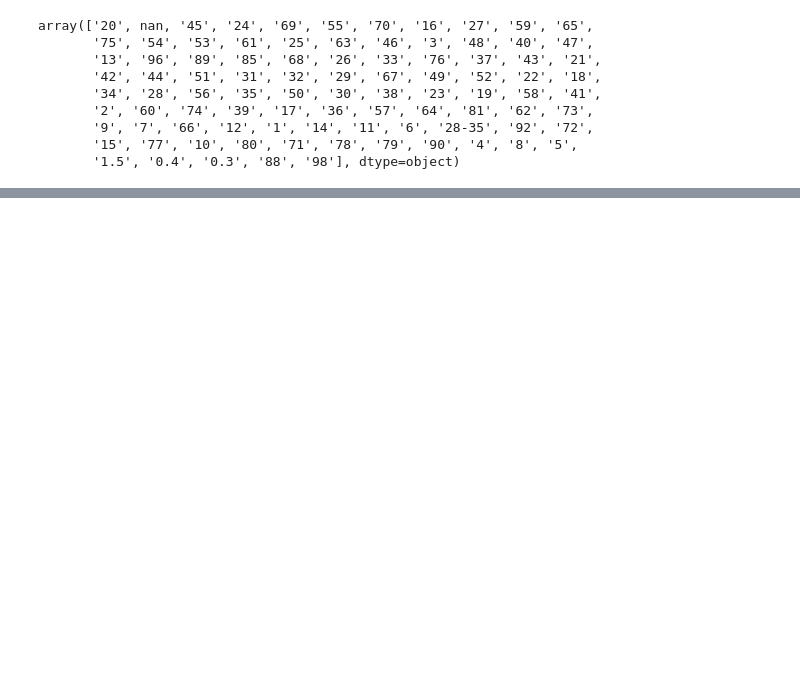
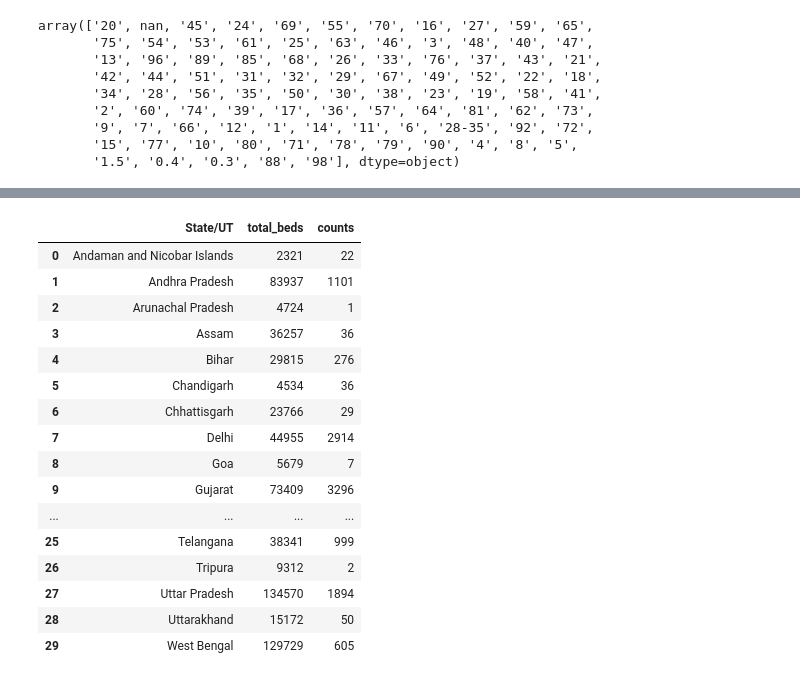
Before and after one commit to leenapatil14/Udacity_Data_Science_Nanodegree_Repo, a Jupyter notebook: COVID_India/IndiaTesting.ipynb, the cells around one changed output, grey strips where cells are left out. Cells and saved outputs as stored; diff of their text form; code cells hidden in the pictures; blank space fills up the shorter version.

```diff
--- a/COVID_India/IndiaTesting.ipynb
+++ b/COVID_India/IndiaTesting.ipynb
@@ -162,0 +244,6 @@ ValueError:
+# %%
+HospitalBedsIndia['total_beds']=HospitalBedsIndia['NumUrbanBeds_NHP18']+HospitalBedsIndia['NumRuralBeds_NHP18']+HospitalBedsIndia['NumPublicBeds_HMIS']
+# %%
+df_beds=HospitalBedsIndia[['State/UT','total_beds']]
+# %%
+df_pateints_sw=patients[patients['current_status']=='Hospitalized']['State/UT'].value_counts().rename_axis('State/UT').to_frame('counts')
@@ -162,0 +291,22 @@ ValueError:
+# %%
+result = pd.merge(df_beds, df_pateints_sw,on='State/UT')
+# %%
+result
+# %% [output]
+|  | State/UT | total_beds | counts |
+| 0 | Andaman and Nicobar Islands | 2321 | 22 |
+| 1 | Andhra Pradesh | 83937 | 1101 |
+| 2 | Arunachal Pradesh | 4724 | 1 |
+| 3 | Assam | 36257 | 36 |
+| 4 | Bihar | 29815 | 276 |
+| 5 | Chandigarh | 4534 | 36 |
+| 6 | Chhattisgarh | 23766 | 29 |
+| 7 | Delhi | 44955 | 2914 |
+| 8 | Goa | 5679 | 7 |
+| 9 | Gujarat | 73409 | 3296 |
+| ... | ... | ... | ... |
+| 25 | Telangana | 38341 | 999 |
+| 26 | Tripura | 9312 | 2 |
+| 27 | Uttar Pradesh | 134570 | 1894 |
+| 28 | Uttarakhand | 15172 | 50 |
+| 29 | West Bengal | 129729 | 605 |
```
Also changed, not shown: parts of 17 cells of this notebook, 2 other files.
